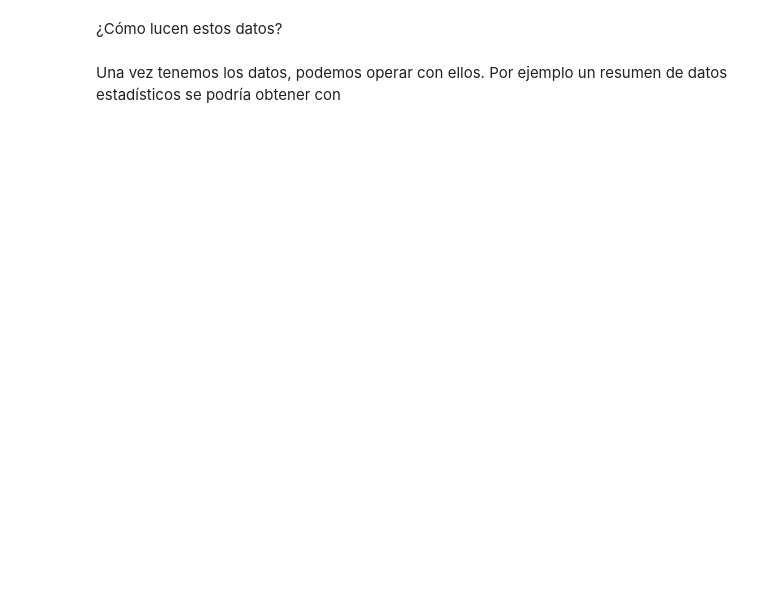
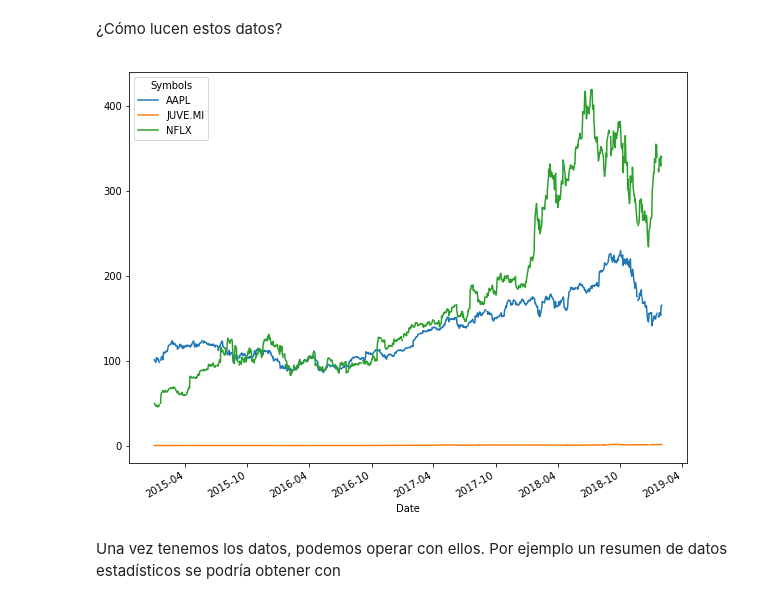
Before and after one commit to adangonzep/SimMat2019-Verano, a Jupyter notebook: Módulo 2/Clase12_ManejoAnalisisDatosPandas.ipynb, the cells around one changed output. Cells and saved outputs as stored; diff of their text form; code cells hidden in the pictures; blank space fills up the shorter version.

```diff
--- a/Módulo 2/Clase12_ManejoAnalisisDatosPandas.ipynb
+++ b/Módulo 2/Clase12_ManejoAnalisisDatosPandas.ipynb
@@ -72,8 +113,15 @@ help(web.DataReader)
 # %%
 # Escribir una función para generalizar la exportación desde Yahoo
+def get_close(names,start,end):
+    close = web.DataReader(name = names, data_source="yahoo",start=start,end=end)
+    return close["Adj Close"]
 # %%
 # Instrumentos a descargar
-
+names = ["AAPL", "NFLX","JUVE.MI"]
 # Fechas: inicios 2013 a finales de 2018
+inicio = "2015-1-1"
+final = "2019-1-31"
 # %%
 # Obtenemos los precios ajustados en el cierre
+precios_cierre = get_close(names,inicio,final)
+precios_cierre
@@ -84,3 +150,8 @@ help(web.DataReader)
+# %%
+# Graficar
+precios_cierre.plot(figsize=(10,8));
+# %% [output]
+[figure, added]
 # %% [markdown]
 Una vez tenemos los datos, podemos operar con ellos. Por ejemplo un resumen de datos estadísticos se podría obtener con
 # %%
```
Also changed, not shown: parts of 19 cells of this notebook.
